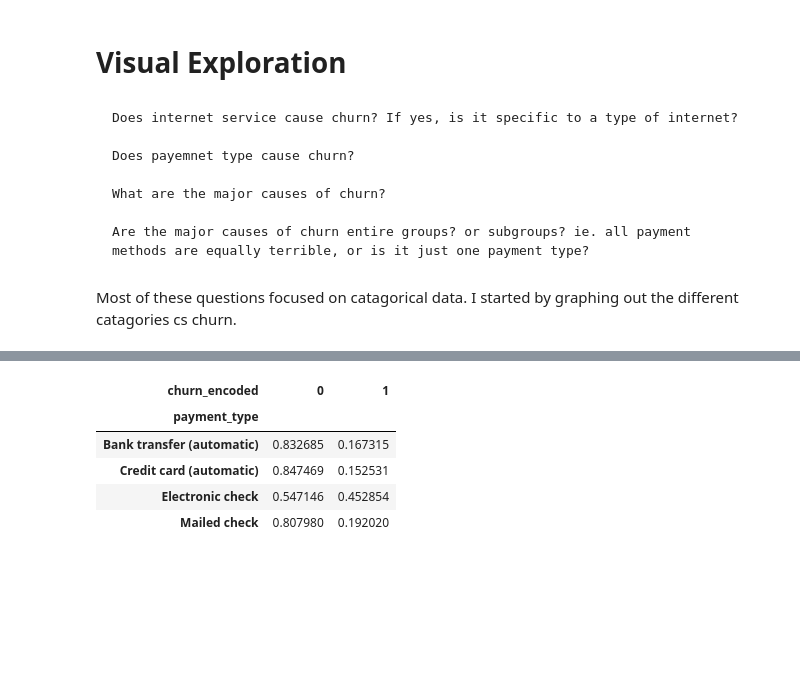
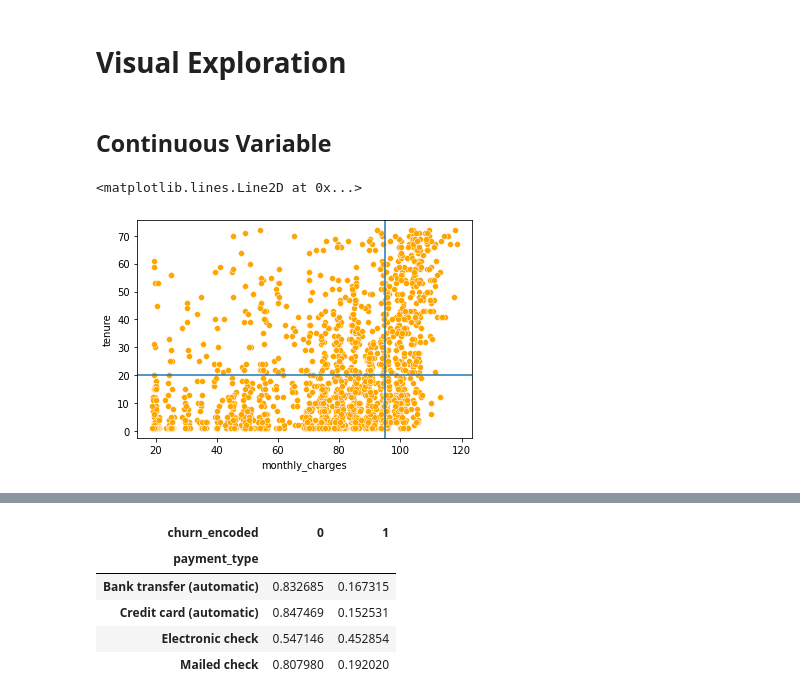
Before and after one commit to Jgardin875/Telco_Churn_Analysis, a Jupyter notebook: Report.ipynb, the cells around one changed output, grey strips where cells are left out. Drawn from its saved outputs; the diff is of its cells as text; code cells hidden in the pictures; blank space fills up the shorter version.

```diff
--- a/Report.ipynb
+++ b/Report.ipynb
@@ -149,13 +168,13 @@ x_test = test.drop(columns=['churn_encoded'])
 y_test = test.churn_encoded
 # %% [markdown]
 # Visual Exploration
-# %% [markdown]
-    Does internet service cause churn? If yes, is it specific to a type of internet?
-
-    Does payemnet type cause churn?
-
-    What are the major causes of churn?
-
-    Are the major causes of churn entire groups? or subgroups? ie. all payment methods are equally terrible, or is it just one payment type?
-# %% [markdown]
-Most of these questions focused on catagorical data. I started by graphing out the different catagories cs churn.
+# %% [markdown]
+## Continuous Variable
+# %%
+sns.scatterplot(data = df[df.churn_encoded == 1], x =  'monthly_charges', y = 'tenure', color='orange')
+#np.polyfit(x =  'monthly_charges', y = 'tenure', 2)
+plt.axvline(x=95)
+plt.axhline(y=20)
+# %% [output]
+<matplotlib.lines.Line2D at 0x...>
+[figure, added]
```
Also changed, not shown: parts of 35 cells of this notebook, 2 other files.
